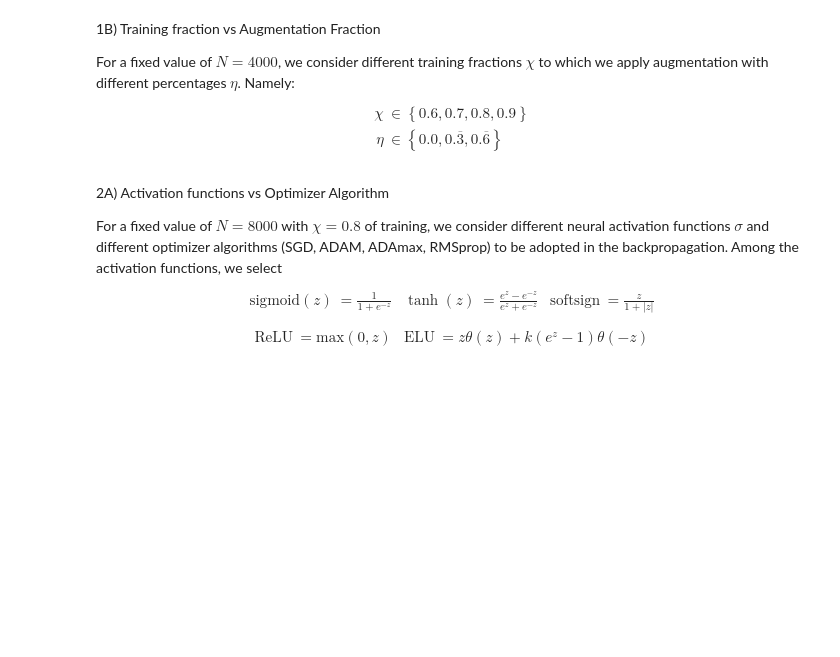
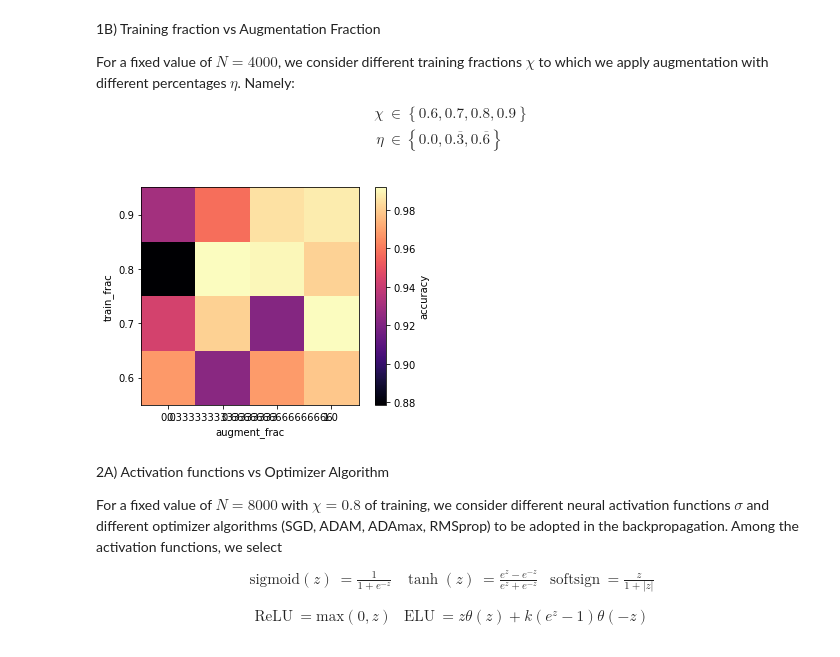
Before and after one commit to rgbmrc/ml-assign, a Jupyter notebook: notebook.ipynb, the cells around one changed output. Saved outputs shown, nothing was run; the diff lists cells and outputs as text; code cells hidden in the pictures; blank space fills up the shorter version.

```diff
--- a/notebook.ipynb
+++ b/notebook.ipynb
@@ -176,7 +188,7 @@ For a fixed value of $N=4000$, we consider different training fractions $\chi$ t
 # Dictionary of varying parameters
 vals = {
     "train_frac": np.arange(6, 10) / 10,
-    "augment_frac": np.arange(4) / 3,
+    "augment_frac": [0.0,0.33,0.67,1.]
 }
 
 # Dictionary of DNN configuration setups
@@ -185,41 +197,36 @@ params = [
         "samples": samples,
         "input": {
             "N": 4000,
             "rescale": 50,
             "offset": 0,
             "train_frac": train_frac,
             "augment_frac": augment_frac,
             "augment_std": 0.05773502691896,
         },
         "model": {
             "name": "model",
             "layers": [
                 tf.keras.layers.Dense(2, activation="relu"),
                 tf.keras.layers.Dense(20, activation="relu"),
                 tf.keras.layers.Dense(20, activation="relu"),
                 tf.keras.layers.Dropout(0.2),
                 tf.keras.layers.Dense(1, activation="sigmoid"),
             ],
         },
         "compile": {
             "loss": "binary_crossentropy",
             "optimizer": "adam",
             "metrics": ["accuracy"],
             "steps_per_execution": 4,
         },
         "fit": {"epochs": 500, "batch_size": 50, "verbose": 0},
     }
     for train_frac, augment_frac in product(*vals.values())
 ]
 
-results = []
-for p in params:
-    res = train(p)
-    results.append(res["val_accuracy"])
-
-data = np.asarray(results)
-data = data[:, :, -1]
-avg_data = np.mean(data, axis=1).reshape(4, 5)
+fig, ax = gridplot(vals, [train(p)["val_accuracy"] for p in params])
+# %% [output]
+[figure, added]
 # %% [markdown]
 2A) Activation functions vs Optimizer Algorithm
 
```
Also changed, not shown: parts of 8 cells of this notebook.
